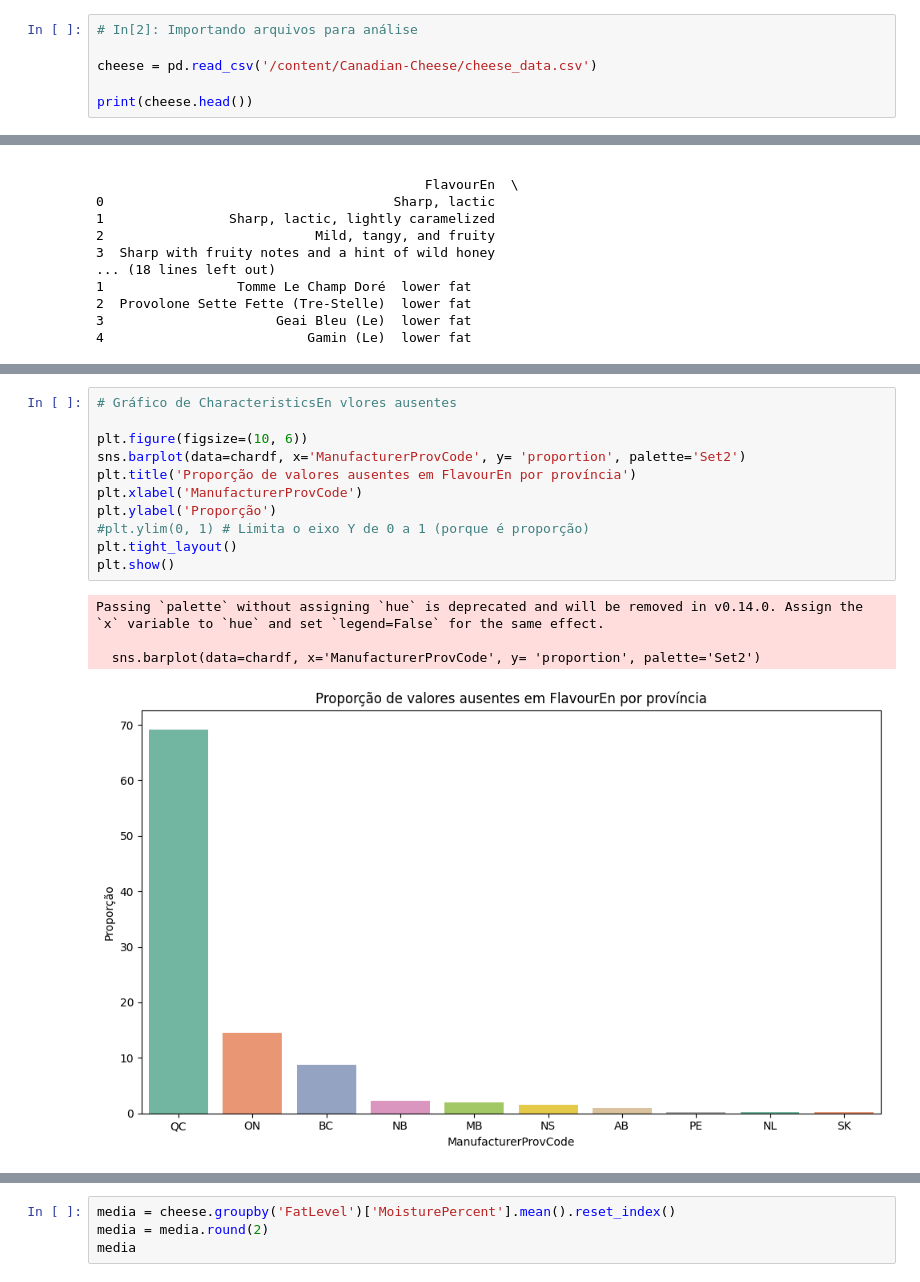
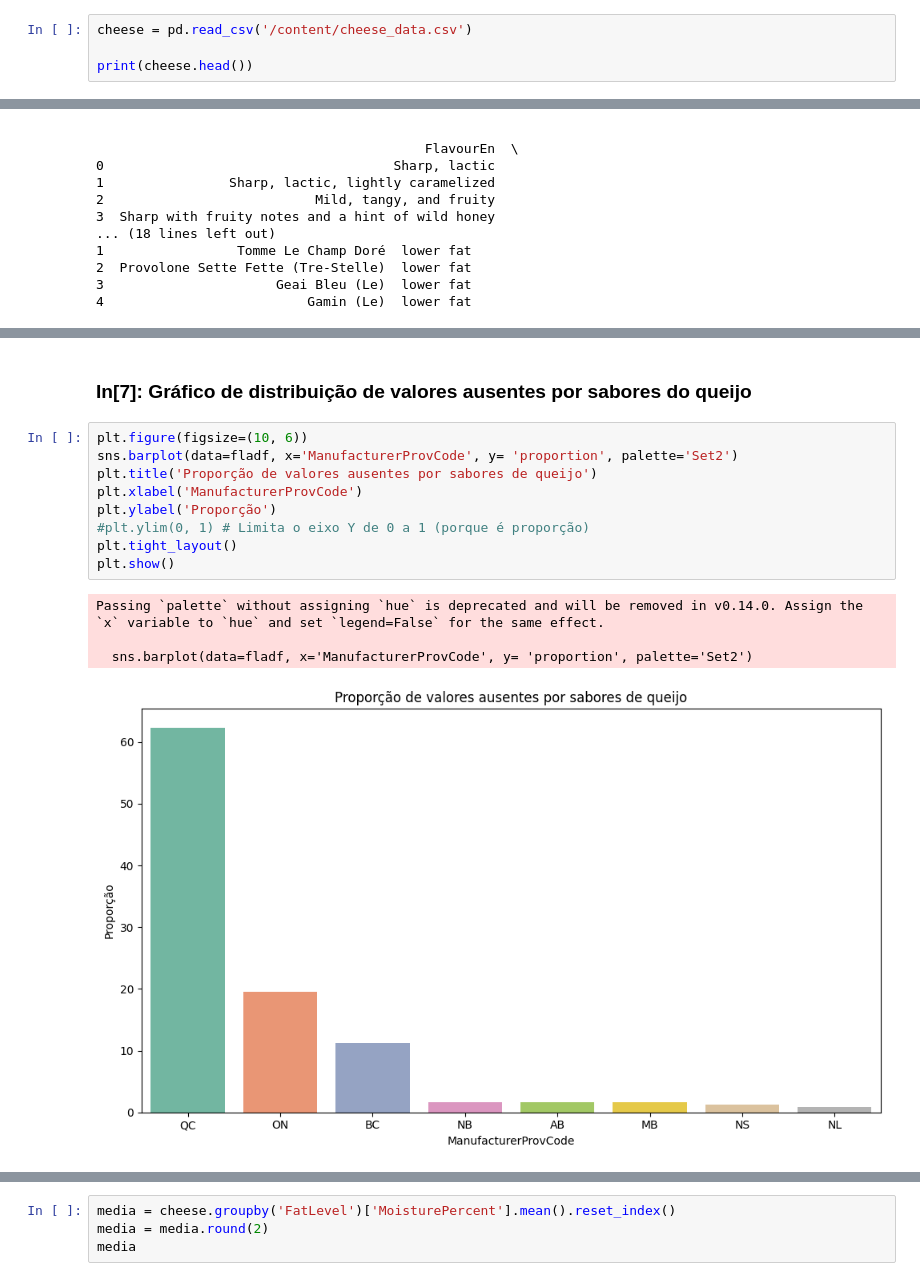
Before and after one commit to RafaelSperanca/Canadian-Cheese, a Jupyter notebook: cheese_data.ipynb, the cells around one changed output, grey strips where cells are left out. Cells and saved outputs as stored; diff of their text form.

```diff
--- a/cheese_data.ipynb
+++ b/cheese_data.ipynb
@@ -21,7 +51,5 @@ import matplotlib.pyplot as plt
 # %%
-# In[2]: Importando arquivos para análise
-
-cheese = pd.read_csv('/content/Canadian-Cheese/cheese_data.csv')
+cheese = pd.read_csv('/content/cheese_data.csv')
 
 print(cheese.head())
 # %% [output]
@@ -115,16 +214,16 @@ Name: proportion, dtype: float64
+# %% [markdown]
+### In[7]: Gráfico de distribuição de valores ausentes por sabores do queijo
 # %%
-# Gráfico de CharacteristicsEn vlores ausentes
-
 plt.figure(figsize=(10, 6))
-sns.barplot(data=chardf, x='ManufacturerProvCode', y= 'proportion', palette='Set2')
-plt.title('Proporção de valores ausentes em FlavourEn por província')
+sns.barplot(data=fladf, x='ManufacturerProvCode', y= 'proportion', palette='Set2')
+plt.title('Proporção de valores ausentes por sabores de queijo')
 plt.xlabel('ManufacturerProvCode')
 plt.ylabel('Proporção')
 #plt.ylim(0, 1) # Limita o eixo Y de 0 a 1 (porque é proporção)
 plt.tight_layout()
 plt.show()
 # %% [output]
 Passing `palette` without assigning `hue` is deprecated and will be removed in v0.14.0. Assign the `x` variable to `hue` and set `legend=False` for the same effect.
 
-  sns.barplot(data=chardf, x='ManufacturerProvCode', y= 'proportion', palette='Set2')
+  sns.barplot(data=fladf, x='ManufacturerProvCode', y= 'proportion', palette='Set2')
-[figure, old version]
+[figure, new version]
```
Also changed, not shown: parts of 67 cells of this notebook.
